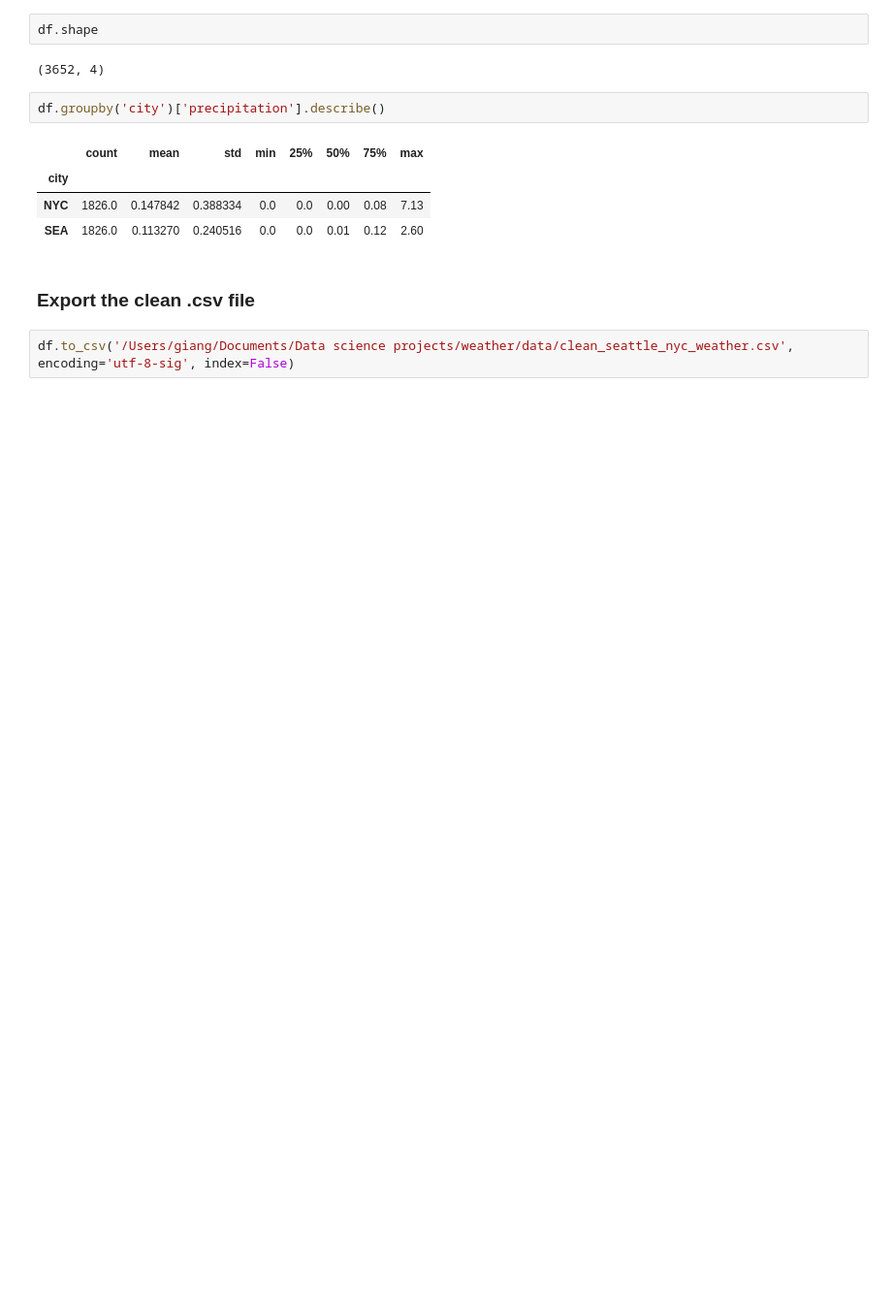
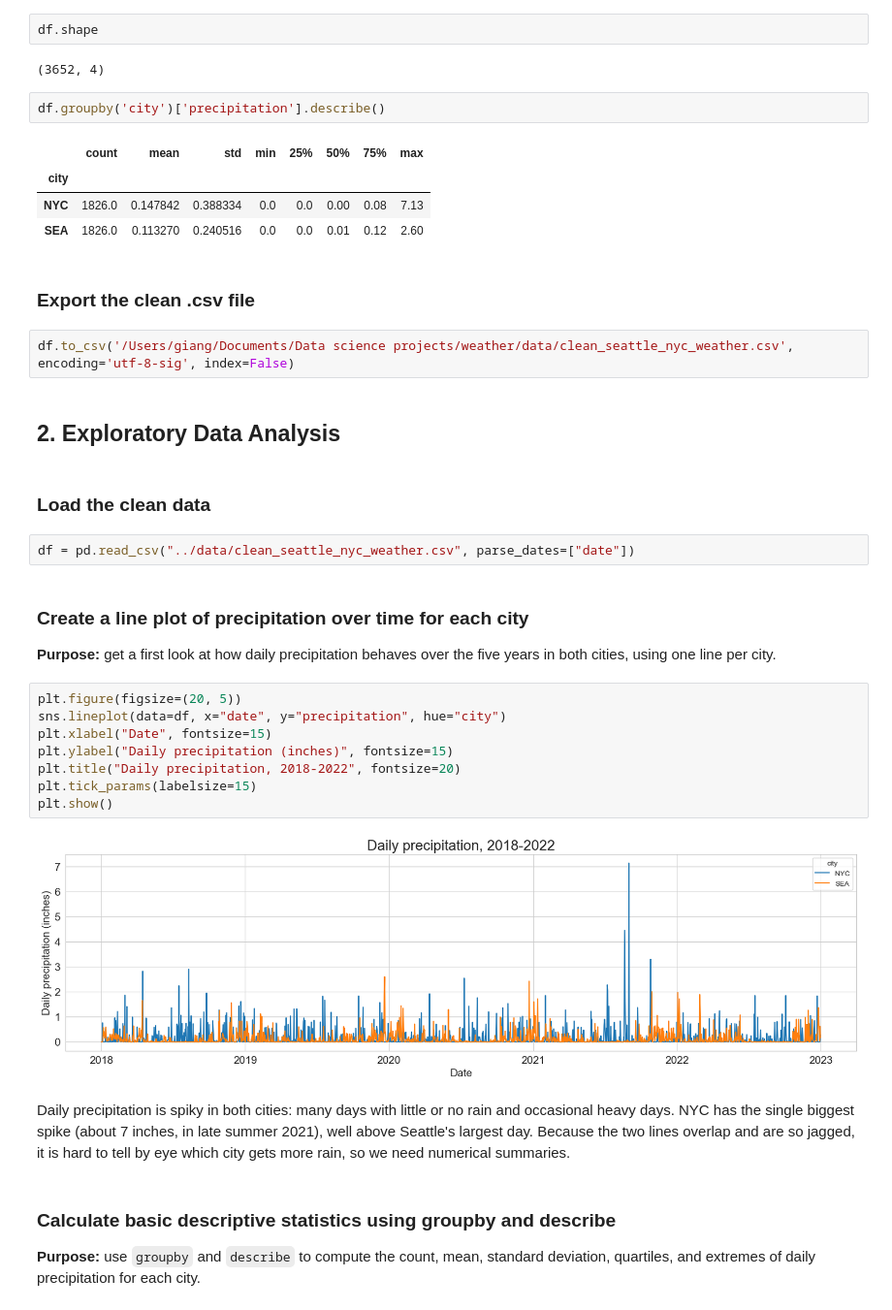
Before and after one commit to giangtranq/weather, a Jupyter notebook: code/Weather_Data.ipynb, the cells around one changed output. Shown at 97% size. Saved outputs shown, nothing was run; the diff lists cells and outputs as text; blank space fills up the shorter version.

```diff
--- a/code/Weather_Data.ipynb
+++ b/code/Weather_Data.ipynb
@@ -386,3 +386,27 @@ df.groupby('city')['precipitation'].describe()
 ### Export the clean .csv file
 # %%
 df.to_csv('/Users/giang/Documents/Data science projects/weather/data/clean_seattle_nyc_weather.csv', encoding='utf-8-sig', index=False)
+# %% [markdown]
+## 2. Exploratory Data Analysis
+# %% [markdown]
+### Load the clean data
+# %%
+df = pd.read_csv("../data/clean_seattle_nyc_weather.csv", parse_dates=["date"])
+# %% [markdown]
+### Create a line plot of precipitation over time for each city
+**Purpose:** get a first look at how daily precipitation behaves over the five years in both cities, using one line per city.
+# %%
+plt.figure(figsize=(20, 5))
+sns.lineplot(data=df, x="date", y="precipitation", hue="city")
+plt.xlabel("Date", fontsize=15)
+plt.ylabel("Daily precipitation (inches)", fontsize=15)
+plt.title("Daily precipitation, 2018-2022", fontsize=20)
+plt.tick_params(labelsize=15)
+plt.show()
+# %% [output]
+[figure, added]
+# %% [markdown]
+Daily precipitation is spiky in both cities: many days with little or no rain and occasional heavy days. NYC has the single biggest spike (about 7 inches, in late summer 2021), well above Seattle's largest day. Because the two lines overlap and are so jagged, it is hard to tell by eye which city gets more rain, so we need numerical summaries.
+# %% [markdown]
+### Calculate basic descriptive statistics using groupby and describe
+**Purpose:** use `groupby` and `describe` to compute the count, mean, standard deviation, quartiles, and extremes of daily precipitation for each city.
```
Also changed, not shown: parts of 53 cells of this notebook.
